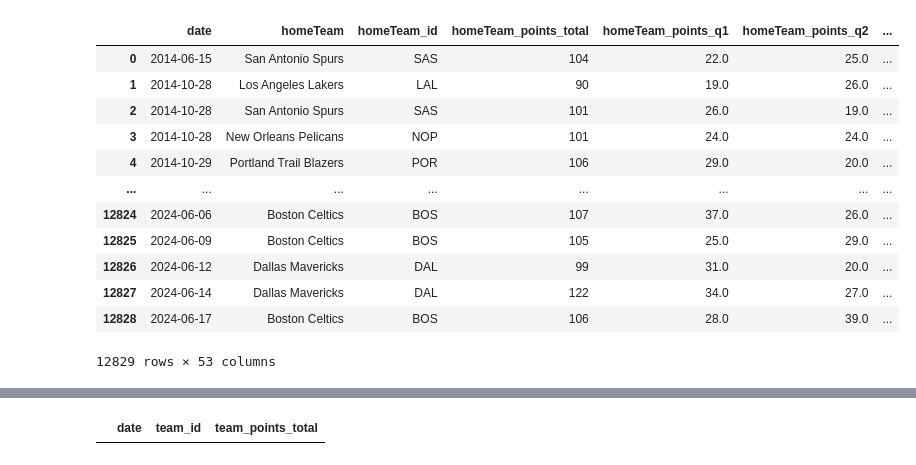
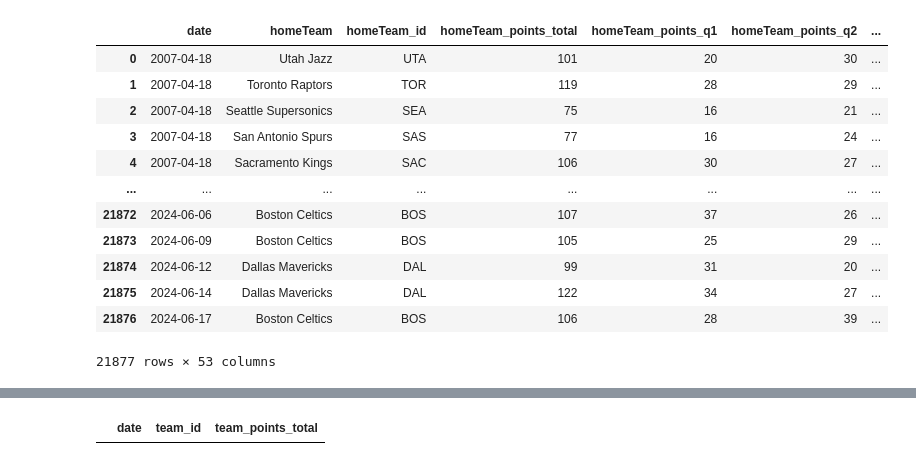
Before and after one commit to maxbraith/NBAModel, a Jupyter notebook: NBAModel/TimeSeriesML/timeSeriesWinner.ipynb, the cells around one changed output, grey strips where cells are left out. Saved outputs shown, nothing was run; the diff lists cells and outputs as text; code cells hidden in the pictures.

```diff
--- a/NBAModel/TimeSeriesML/timeSeriesWinner.ipynb
+++ b/NBAModel/TimeSeriesML/timeSeriesWinner.ipynb
@@ -11,22 +11,22 @@ from sklearn.model_selection import train_test_split
 from keras.callbacks import EarlyStopping, ReduceLROnPlateau
 from sklearn.metrics import accuracy_score
 # %%
-df = pd.read_csv('CopyOfNBADatawithWinandPlayoff.csv')
+df = pd.read_csv('nbsDataAllScrapedInfo.csv')
 df
 # %% [output]
 |  | date | homeTeam | homeTeam_id | homeTeam_points_total | homeTeam_points_q1 | homeTeam_points_q2 | ... |
-| 0 | 2014-06-15 | San Antonio Spurs | SAS | 104 | 22.0 | 25.0 | ... |
-| 1 | 2014-10-28 | Los Angeles Lakers | LAL | 90 | 19.0 | 26.0 | ... |
-| 2 | 2014-10-28 | San Antonio Spurs | SAS | 101 | 26.0 | 19.0 | ... |
-| 3 | 2014-10-28 | New Orleans Pelicans | NOP | 101 | 24.0 | 24.0 | ... |
-| 4 | 2014-10-29 | Portland Trail Blazers | POR | 106 | 29.0 | 20.0 | ... |
+| 0 | 2007-04-18 | Utah Jazz | UTA | 101 | 20 | 30 | ... |
+| 1 | 2007-04-18 | Toronto Raptors | TOR | 119 | 28 | 29 | ... |
+| 2 | 2007-04-18 | Seattle Supersonics | SEA | 75 | 16 | 21 | ... |
+| 3 | 2007-04-18 | San Antonio Spurs | SAS | 77 | 16 | 24 | ... |
+| 4 | 2007-04-18 | Sacramento Kings | SAC | 106 | 30 | 27 | ... |
 | ... | ... | ... | ... | ... | ... | ... | ... |
-| 12824 | 2024-06-06 | Boston Celtics | BOS | 107 | 37.0 | 26.0 | ... |
-| 12825 | 2024-06-09 | Boston Celtics | BOS | 105 | 25.0 | 29.0 | ... |
-| 12826 | 2024-06-12 | Dallas Mavericks | DAL | 99 | 31.0 | 20.0 | ... |
-| 12827 | 2024-06-14 | Dallas Mavericks | DAL | 122 | 34.0 | 27.0 | ... |
-| 12828 | 2024-06-17 | Boston Celtics | BOS | 106 | 28.0 | 39.0 | ... |
+| 21872 | 2024-06-06 | Boston Celtics | BOS | 107 | 37 | 26 | ... |
+| 21873 | 2024-06-09 | Boston Celtics | BOS | 105 | 25 | 29 | ... |
+| 21874 | 2024-06-12 | Dallas Mavericks | DAL | 99 | 31 | 20 | ... |
+| 21875 | 2024-06-14 | Dallas Mavericks | DAL | 122 | 34 | 27 | ... |
+| 21876 | 2024-06-17 | Boston Celtics | BOS | 106 | 28 | 39 | ... |
-12829 rows × 53 columns
+21877 rows × 53 columns
 # %%
 subjectID_dict = {
     "ATL": 1,
```
Also changed, not shown: parts of 83 cells of this notebook.
